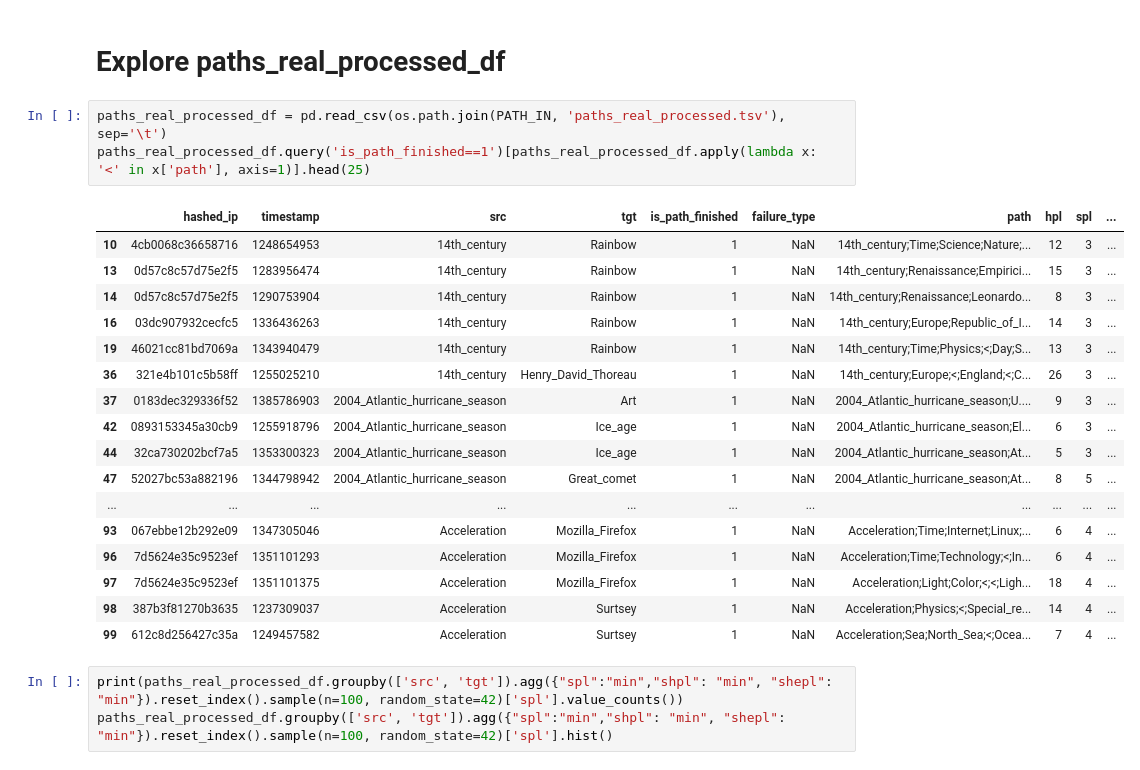
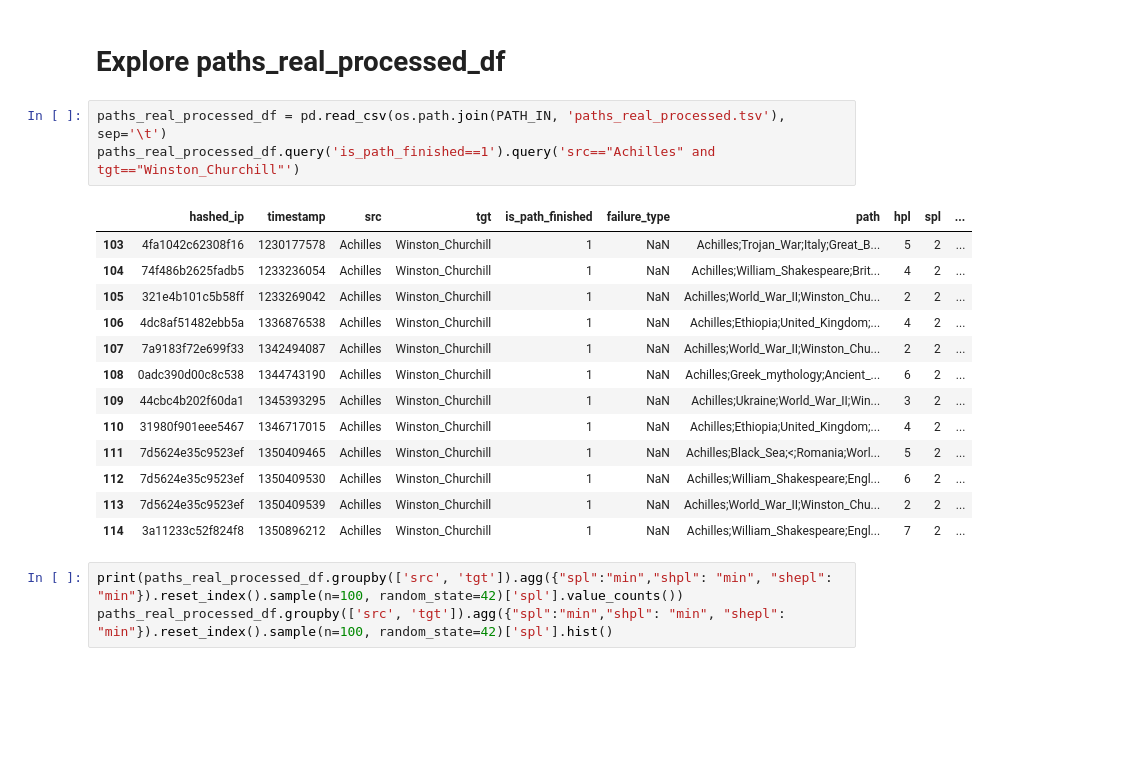
Before and after one commit to au-clan/WikiAgent, a Jupyter notebook: src/notebooks/exploration.ipynb, the cells around one changed output. Saved outputs shown, nothing was run; the diff lists cells and outputs as text; blank space fills up the shorter version.

```diff
--- a/src/notebooks/exploration.ipynb
+++ b/src/notebooks/exploration.ipynb
@@ -62,25 +62,21 @@ sorted_links
 # Explore paths_real_processed_df
 # %%
 paths_real_processed_df = pd.read_csv(os.path.join(PATH_IN, 'paths_real_processed.tsv'), sep='\t')
-paths_real_processed_df.query('is_path_finished==1')[paths_real_processed_df.apply(lambda x: '<' in x['path'], axis=1)].head(25)
+paths_real_processed_df.query('is_path_finished==1').query('src=="Achilles" and tgt=="Winston_Churchill"')
 # %% [output]
 |  | hashed_ip | timestamp | src | tgt | is_path_finished | failure_type | path | hpl | spl | ... |
-| 10 | 4cb0068c36658716 | 1248654953 | 14th_century | Rainbow | 1 | NaN | 14th_century;Time;Science;Nature;... | 12 | 3 | ... |
-| 13 | 0d57c8c57d75e2f5 | 1283956474 | 14th_century | Rainbow | 1 | NaN | 14th_century;Renaissance;Empirici... | 15 | 3 | ... |
-| 14 | 0d57c8c57d75e2f5 | 1290753904 | 14th_century | Rainbow | 1 | NaN | 14th_century;Renaissance;Leonardo... | 8 | 3 | ... |
-| 16 | 03dc907932cecfc5 | 1336436263 | 14th_century | Rainbow | 1 | NaN | 14th_century;Europe;Republic_of_I... | 14 | 3 | ... |
-| 19 | 46021cc81bd7069a | 1343940479 | 14th_century | Rainbow | 1 | NaN | 14th_century;Time;Physics;<;Day;S... | 13 | 3 | ... |
-| 36 | 321e4b101c5b58ff | 1255025210 | 14th_century | Henry_David_Thoreau | 1 | NaN | 14th_century;Europe;<;England;<;C... | 26 | 3 | ... |
-| 37 | 0183dec329336f52 | 1385786903 | 2004_Atlantic_hurricane_season | Art | 1 | NaN | 2004_Atlantic_hurricane_season;U.... | 9 | 3 | ... |
-| 42 | 0893153345a30cb9 | 1255918796 | 2004_Atlantic_hurricane_season | Ice_age | 1 | NaN | 2004_Atlantic_hurricane_season;El... | 6 | 3 | ... |
-| 44 | 32ca730202bcf7a5 | 1353300323 | 2004_Atlantic_hurricane_season | Ice_age | 1 | NaN | 2004_Atlantic_hurricane_season;At... | 5 | 3 | ... |
-| 47 | 52027bc53a882196 | 1344798942 | 2004_Atlantic_hurricane_season | Great_comet | 1 | NaN | 2004_Atlantic_hurricane_season;At... | 8 | 5 | ... |
-| ... | ... | ... | ... | ... | ... | ... | ... | ... | ... | ... |
-| 93 | 067ebbe12b292e09 | 1347305046 | Acceleration | Mozilla_Firefox | 1 | NaN | Acceleration;Time;Internet;Linux;... | 6 | 4 | ... |
-| 96 | 7d5624e35c9523ef | 1351101293 | Acceleration | Mozilla_Firefox | 1 | NaN | Acceleration;Time;Technology;<;In... | 6 | 4 | ... |
-| 97 | 7d5624e35c9523ef | 1351101375 | Acceleration | Mozilla_Firefox | 1 | NaN | Acceleration;Light;Color;<;<;Ligh... | 18 | 4 | ... |
-| 98 | 387b3f81270b3635 | 1237309037 | Acceleration | Surtsey | 1 | NaN | Acceleration;Physics;<;Special_re... | 14 | 4 | ... |
-| 99 | 612c8d256427c35a | 1249457582 | Acceleration | Surtsey | 1 | NaN | Acceleration;Sea;North_Sea;<;Ocea... | 7 | 4 | ... |
+| 103 | 4fa1042c62308f16 | 1230177578 | Achilles | Winston_Churchill | 1 | NaN | Achilles;Trojan_War;Italy;Great_B... | 5 | 2 | ... |
+| 104 | 74f486b2625fadb5 | 1233236054 | Achilles | Winston_Churchill | 1 | NaN | Achilles;William_Shakespeare;Brit... | 4 | 2 | ... |
+| 105 | 321e4b101c5b58ff | 1233269042 | Achilles | Winston_Churchill | 1 | NaN | Achilles;World_War_II;Winston_Chu... | 2 | 2 | ... |
+| 106 | 4dc8af51482ebb5a | 1336876538 | Achilles | Winston_Churchill | 1 | NaN | Achilles;Ethiopia;United_Kingdom;... | 4 | 2 | ... |
+| 107 | 7a9183f72e699f33 | 1342494087 | Achilles | Winston_Churchill | 1 | NaN | Achilles;World_War_II;Winston_Chu... | 2 | 2 | ... |
+| 108 | 0adc390d00c8c538 | 1344743190 | Achilles | Winston_Churchill | 1 | NaN | Achilles;Greek_mythology;Ancient_... | 6 | 2 | ... |
+| 109 | 44cbc4b202f60da1 | 1345393295 | Achilles | Winston_Churchill | 1 | NaN | Achilles;Ukraine;World_War_II;Win... | 3 | 2 | ... |
+| 110 | 31980f901eee5467 | 1346717015 | Achilles | Winston_Churchill | 1 | NaN | Achilles;Ethiopia;United_Kingdom;... | 4 | 2 | ... |
+| 111 | 7d5624e35c9523ef | 1350409465 | Achilles | Winston_Churchill | 1 | NaN | Achilles;Black_Sea;<;Romania;Worl... | 5 | 2 | ... |
+| 112 | 7d5624e35c9523ef | 1350409530 | Achilles | Winston_Churchill | 1 | NaN | Achilles;William_Shakespeare;Engl... | 6 | 2 | ... |
+| 113 | 7d5624e35c9523ef | 1350409539 | Achilles | Winston_Churchill | 1 | NaN | Achilles;World_War_II;Winston_Chu... | 2 | 2 | ... |
+| 114 | 3a11233c52f824f8 | 1350896212 | Achilles | Winston_Churchill | 1 | NaN | Achilles;William_Shakespeare;Engl... | 7 | 2 | ... |
 # %%
 print(paths_real_processed_df.groupby(['src', 'tgt']).agg({"spl":"min","shpl": "min", "shepl": "min"}).reset_index().sample(n=100, random_state=42)['spl'].value_counts())
 paths_real_processed_df.groupby(['src', 'tgt']).agg({"spl":"min","shpl": "min", "shepl": "min"}).reset_index().sample(n=100, random_state=42)['spl'].hist()
```
Also changed, not shown: 1 other file.
